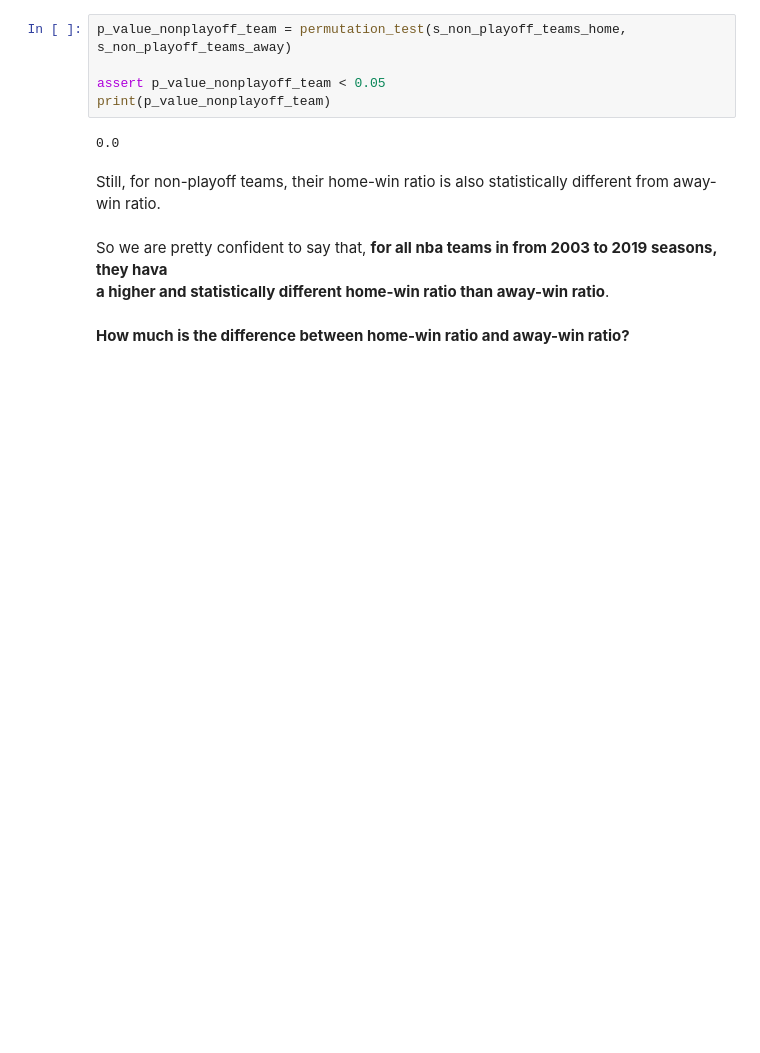
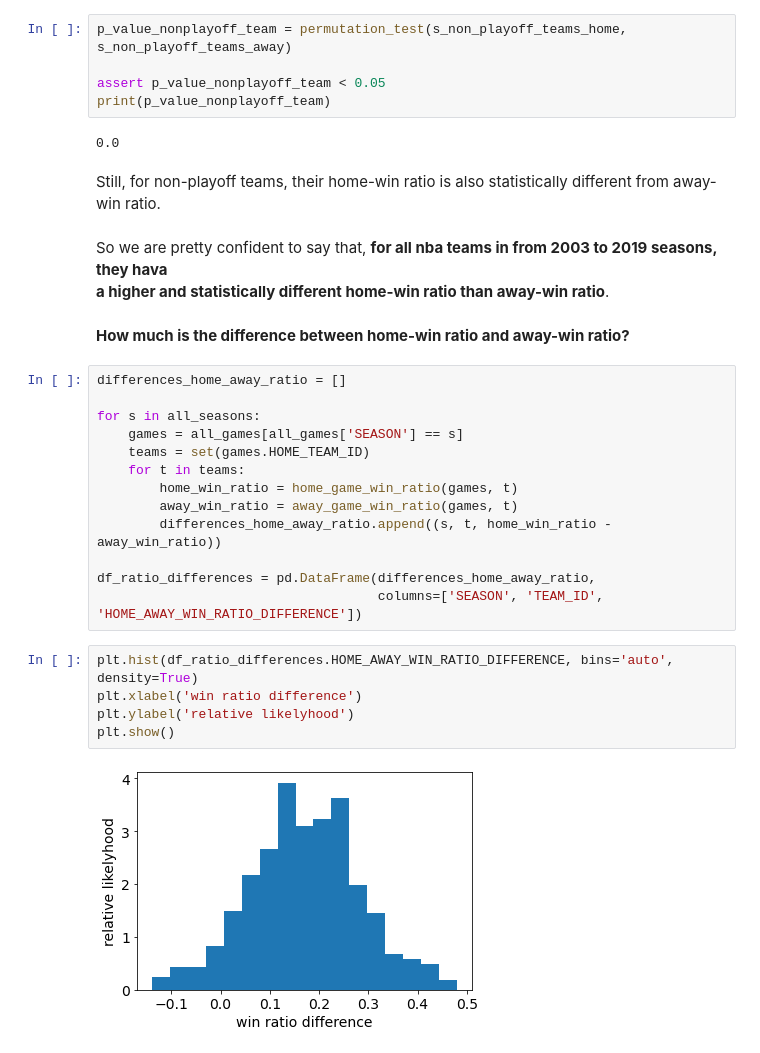
Before and after one commit to Pinkwjp/nba, a Jupyter notebook: projects/do_nba_teams_win_more_games_at_home_court.ipynb, the cells around one changed output. Drawn from its saved outputs; the diff is of its cells as text; blank space fills up the shorter version.

```diff
--- a/projects/do_nba_teams_win_more_games_at_home_court.ipynb
+++ b/projects/do_nba_teams_win_more_games_at_home_court.ipynb
@@ -470,3 +470,23 @@ So we are pretty confident to say that, **for all nba teams in from 2003 to 2019
 a higher and statistically different home-win ratio than away-win ratio**.
 # %% [markdown]
 **How much is the difference between home-win ratio and away-win ratio?**
+# %%
+differences_home_away_ratio = []
+
+for s in all_seasons:
+    games = all_games[all_games['SEASON'] == s]
+    teams = set(games.HOME_TEAM_ID)
+    for t in teams:
+        home_win_ratio = home_game_win_ratio(games, t)
+        away_win_ratio = away_game_win_ratio(games, t)
+        differences_home_away_ratio.append((s, t, home_win_ratio - away_win_ratio))
+
+df_ratio_differences = pd.DataFrame(differences_home_away_ratio,
+                                    columns=['SEASON', 'TEAM_ID', 'HOME_AWAY_WIN_RATIO_DIFFERENCE'])
+# %%
+plt.hist(df_ratio_differences.HOME_AWAY_WIN_RATIO_DIFFERENCE, bins='auto', density=True)
+plt.xlabel('win ratio difference')
+plt.ylabel('relative likelyhood')
+plt.show()
+# %% [output]
+[figure, added]
```
Also changed, not shown: parts of 7 cells of this notebook.
